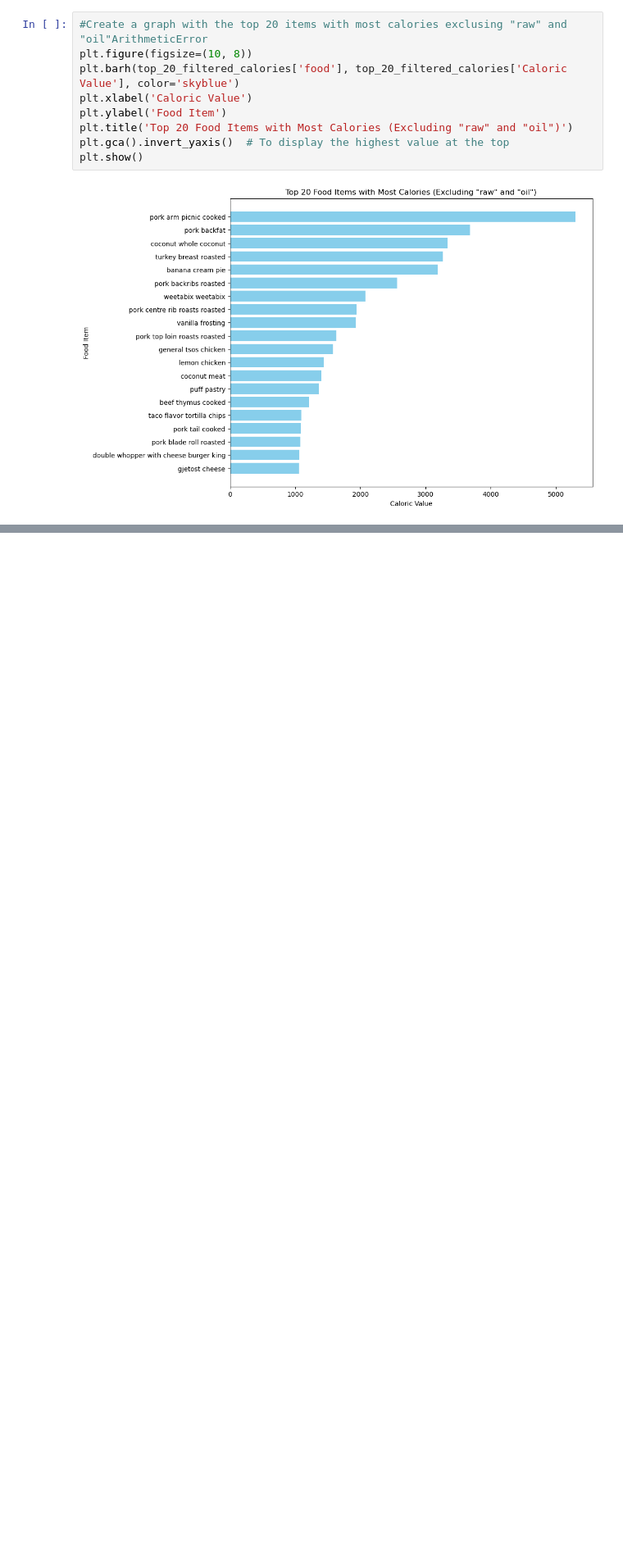
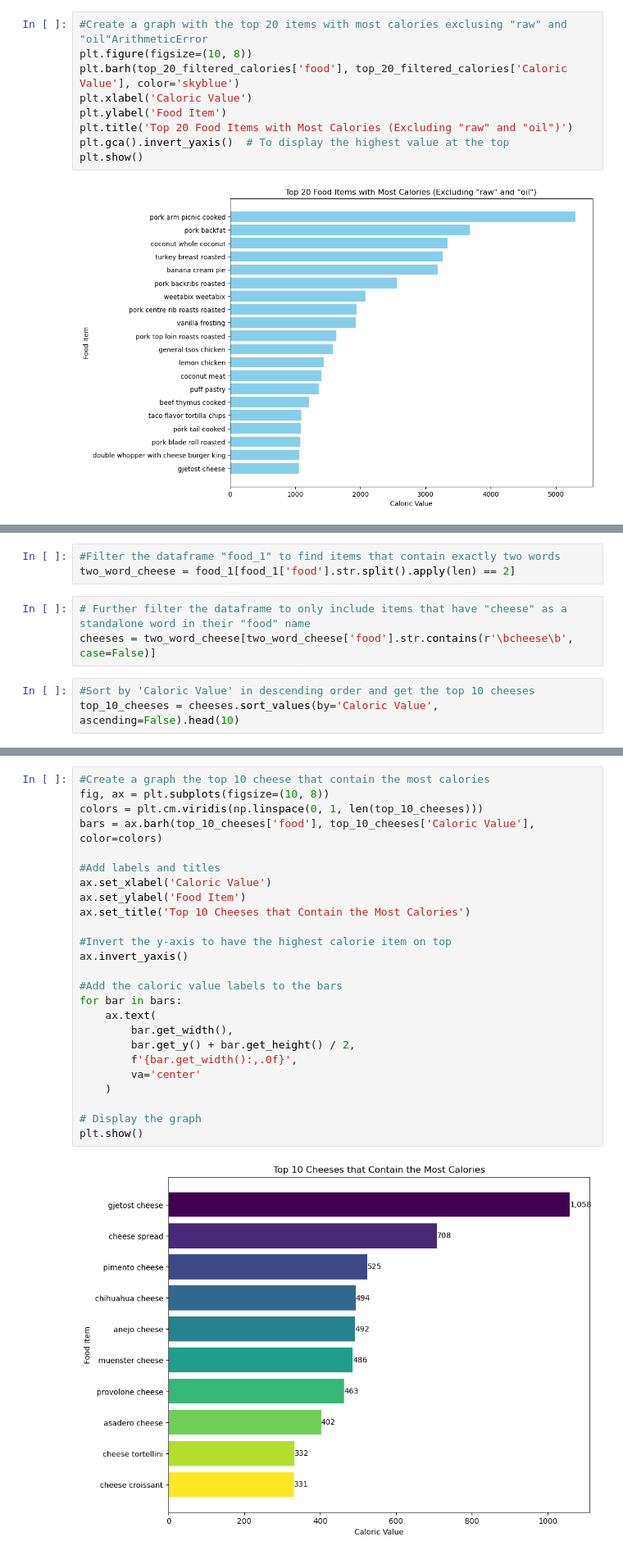
Before and after one commit to Jenner-Valdez/Food-Nutrition, a Jupyter notebook: Scripts/food_and_nutritional_values.ipynb, the cells around one changed output, grey strips where cells are left out. Shown: that part at 82% size. Cells and saved outputs as stored; diff of their text form; blank space fills up the shorter version.

Commit message:
started to create graphs

```diff
--- a/Scripts/food_and_nutritional_values.ipynb
+++ b/Scripts/food_and_nutritional_values.ipynb
@@ -554,0 +559,9 @@ plt.show()
+# %%
+#Filter the dataframe "food_1" to find items that contain exactly two words
+two_word_cheese = food_1[food_1['food'].str.split().apply(len) == 2]
+# %%
+# Further filter the dataframe to only include items that have "cheese" as a standalone word in their "food" name
+cheeses = two_word_cheese[two_word_cheese['food'].str.contains(r'\bcheese\b', case=False)]
+# %%
+#Sort by 'Caloric Value' in descending order and get the top 10 cheeses
+top_10_cheeses = cheeses.sort_values(by='Caloric Value', ascending=False).head(10)
@@ -554,0 +583,27 @@ plt.show()
+# %%
+#Create a graph the top 10 cheese that contain the most calories
+fig, ax = plt.subplots(figsize=(10, 8))
+colors = plt.cm.viridis(np.linspace(0, 1, len(top_10_cheeses)))
+bars = ax.barh(top_10_cheeses['food'], top_10_cheeses['Caloric Value'], color=colors)
+
+#Add labels and titles
+ax.set_xlabel('Caloric Value')
+ax.set_ylabel('Food Item')
+ax.set_title('Top 10 Cheeses that Contain the Most Calories')
+
+#Invert the y-axis to have the highest calorie item on top
+ax.invert_yaxis()
+
+#Add the caloric value labels to the bars
+for bar in bars:
+    ax.text(
+        bar.get_width(),
+        bar.get_y() + bar.get_height() / 2,
+        f'{bar.get_width():,.0f}',
+        va='center'
+    )
+
+# Display the graph
+plt.show()
+# %% [output]
+[figure, added]
```
Also changed, not shown: parts of 13 cells of this notebook.
